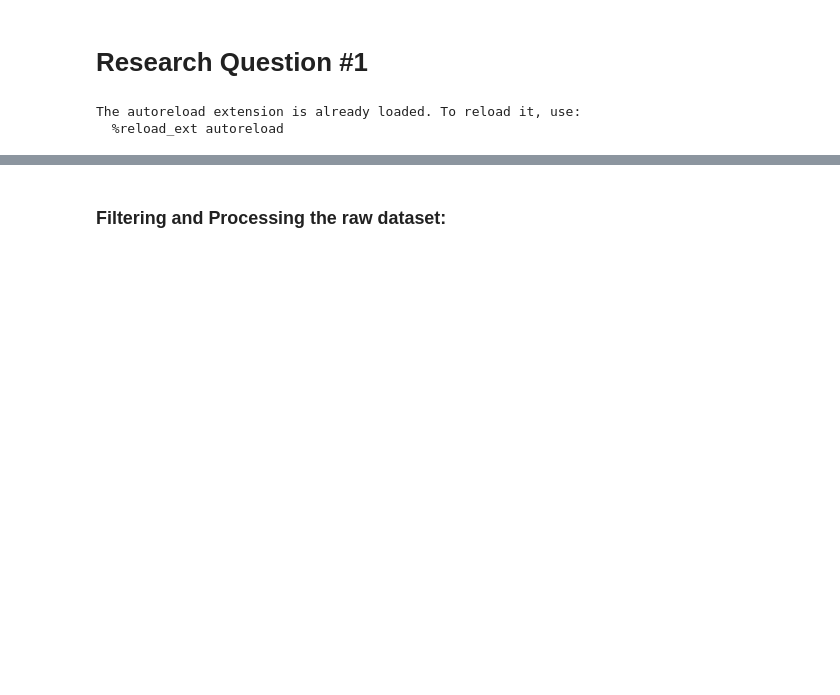
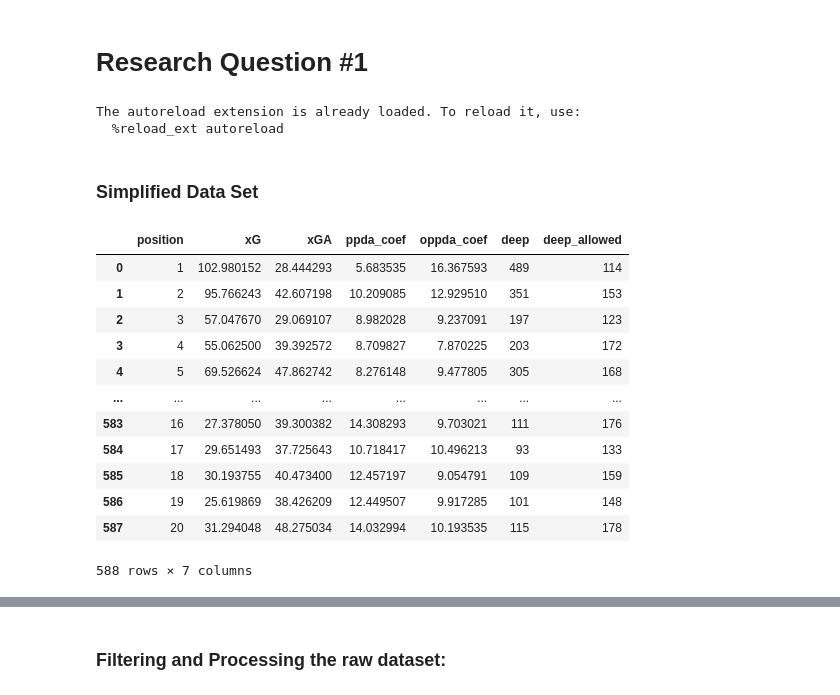
Before and after one commit to data301-2021-summer2/football-metrics-analysis, a Jupyter notebook: analysis/Final_Unified_Analysis.ipynb, the cells around one changed output, grey strips where cells are left out. Saved outputs shown, nothing was run; the diff lists cells and outputs as text; code cells hidden in the pictures; blank space fills up the shorter version.

```diff
--- a/analysis/Final_Unified_Analysis.ipynb
+++ b/analysis/Final_Unified_Analysis.ipynb
@@ -34,3 +34,23 @@ from importlib import reload
 # %% [output]
 The autoreload extension is already loaded. To reload it, use:
   %reload_ext autoreload
+# %% [markdown]
+### Simplified Data Set
+# %%
+df = pf.load_and_process("../data/raw/understat.com.csv")
+df = df.drop(columns=['League', 'Year', 'team', 'matches', 'pts'])
+df
+# %% [output]
+|  | position | xG | xGA | ppda_coef | oppda_coef | deep | deep_allowed |
+| 0 | 1 | 102.980152 | 28.444293 | 5.683535 | 16.367593 | 489 | 114 |
+| 1 | 2 | 95.766243 | 42.607198 | 10.209085 | 12.929510 | 351 | 153 |
+| 2 | 3 | 57.047670 | 29.069107 | 8.982028 | 9.237091 | 197 | 123 |
+| 3 | 4 | 55.062500 | 39.392572 | 8.709827 | 7.870225 | 203 | 172 |
+| 4 | 5 | 69.526624 | 47.862742 | 8.276148 | 9.477805 | 305 | 168 |
+| ... | ... | ... | ... | ... | ... | ... | ... |
+| 583 | 16 | 27.378050 | 39.300382 | 14.308293 | 9.703021 | 111 | 176 |
+| 584 | 17 | 29.651493 | 37.725643 | 10.718417 | 10.496213 | 93 | 133 |
+| 585 | 18 | 30.193755 | 40.473400 | 12.457197 | 9.054791 | 109 | 159 |
+| 586 | 19 | 25.619869 | 38.426209 | 12.449507 | 9.917285 | 101 | 148 |
+| 587 | 20 | 31.294048 | 48.275034 | 14.032994 | 10.193535 | 115 | 178 |
+588 rows × 7 columns
```
Also changed, not shown: parts of 7 cells of this notebook, 1 other file.
